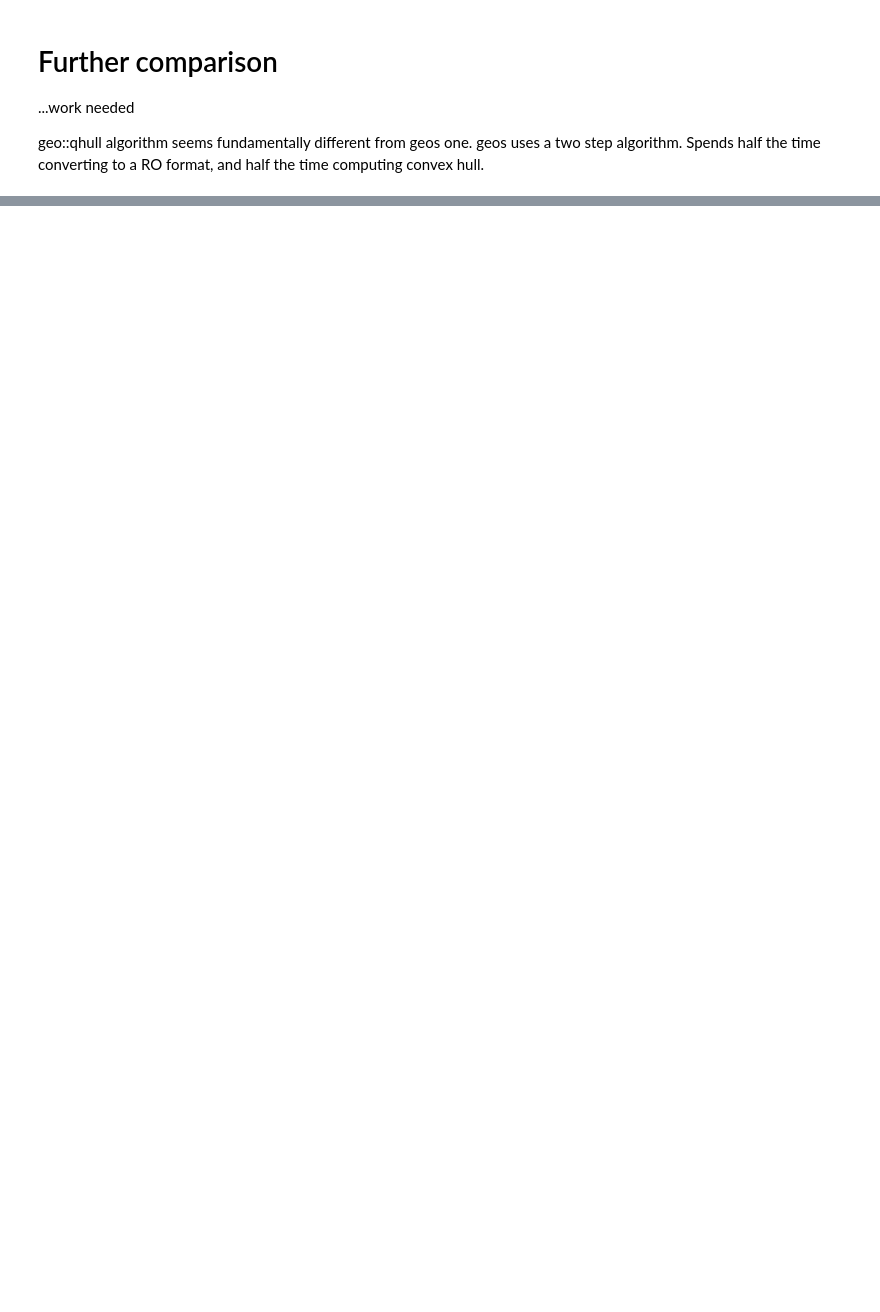
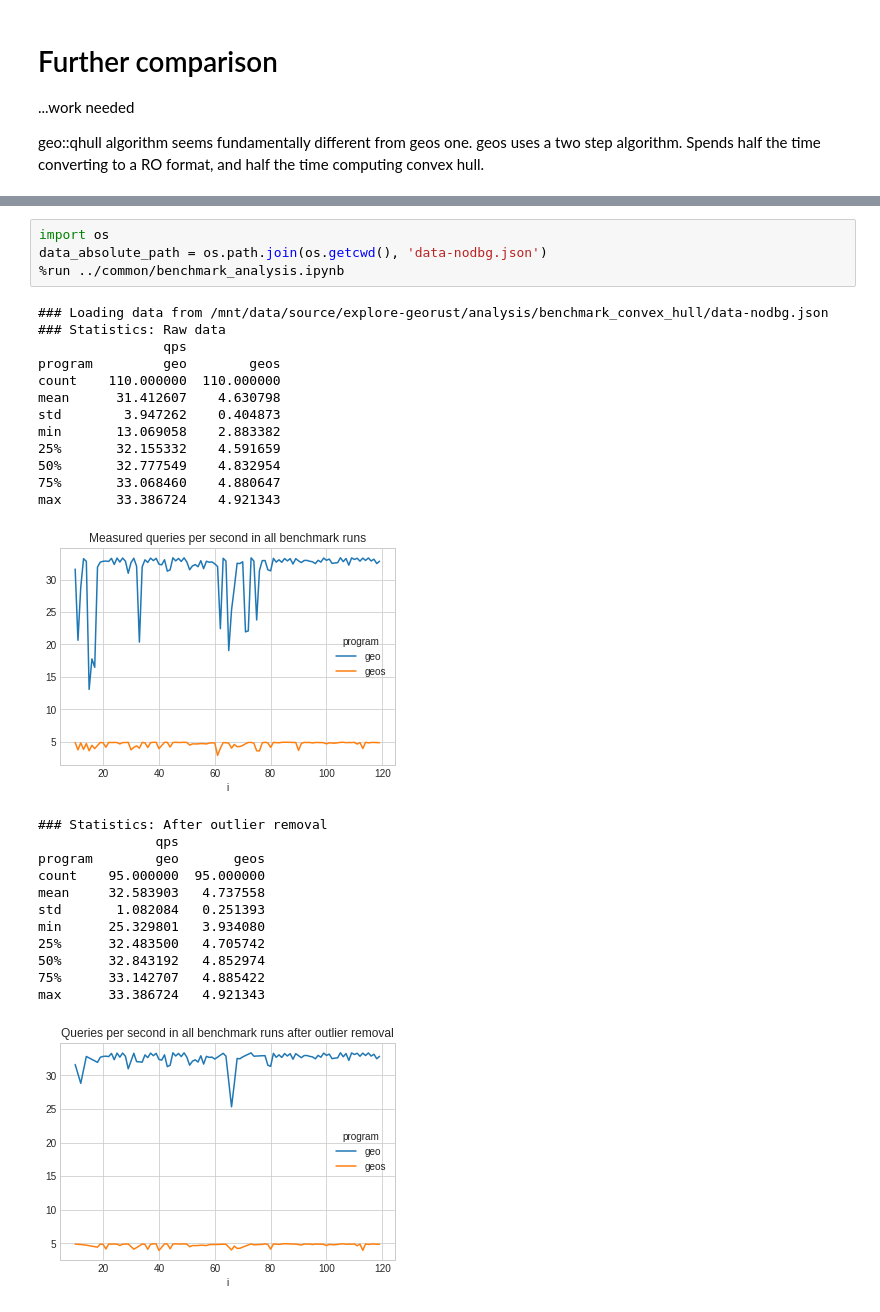
Before and after one commit to callpraths/explore-georust, a Jupyter notebook: analysis/benchmark_convex_hull/main.ipynb, the cells around one changed output, grey strips where cells are left out. Drawn from its saved outputs; the diff is of its cells as text; blank space fills up the shorter version.

```diff
--- a/analysis/benchmark_convex_hull/main.ipynb
+++ b/analysis/benchmark_convex_hull/main.ipynb
@@ -102,0 +112,30 @@ geo::qhull algorithm seems fundamentally different from geos one. geos uses a tw
+# %%
+import os
+data_absolute_path = os.path.join(os.getcwd(), 'data-nodbg.json')
+%run ../common/benchmark_analysis.ipynb
+# %% [output]
+### Loading data from /mnt/data/source/explore-georust/analysis/benchmark_convex_hull/data-nodbg.json
+### Statistics: Raw data
+                qps
+program         geo        geos
+count    110.000000  110.000000
+mean      31.412607    4.630798
+std        3.947262    0.404873
+min       13.069058    2.883382
+25%       32.155332    4.591659
+50%       32.777549    4.832954
+75%       33.068460    4.880647
+max       33.386724    4.921343
+[figure, added]
+### Statistics: After outlier removal
+               qps
+program        geo       geos
+count    95.000000  95.000000
+mean     32.583903   4.737558
+std       1.082084   0.251393
+min      25.329801   3.934080
+25%      32.483500   4.705742
+50%      32.843192   4.852974
+75%      33.142707   4.885422
+max      33.386724   4.921343
+[figure, added]
```
Also changed, not shown: parts of 4 cells of this notebook, 25 other files.
